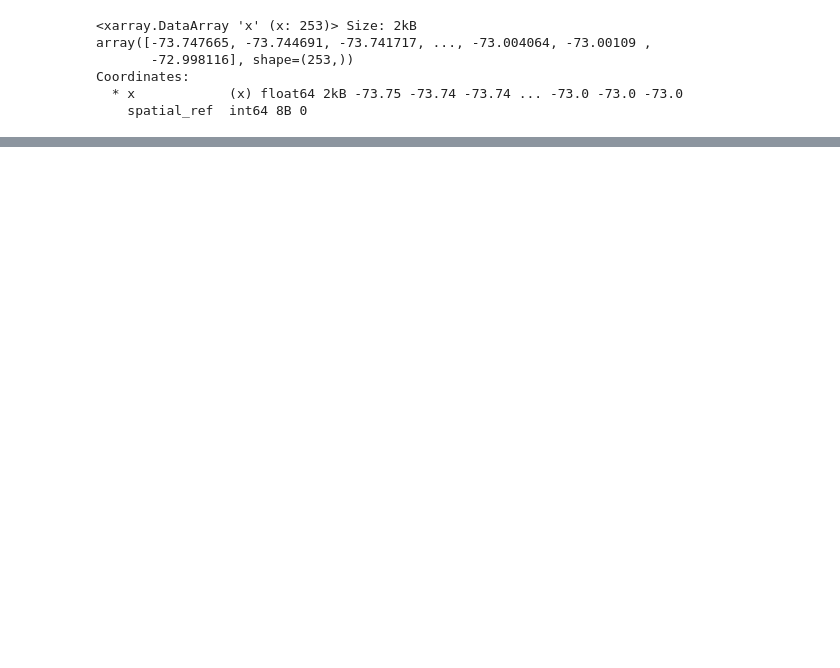
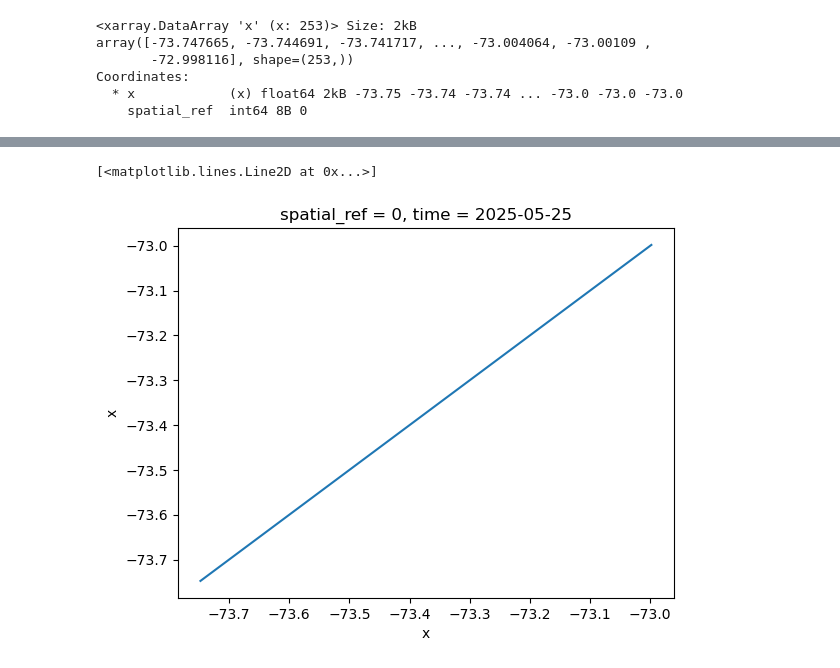
Before and after one commit to CIROH-UVM/forecast-workflow, a Jupyter notebook: examples/sentinel3_download.ipynb, the cells around one changed output, grey strips where cells are left out. Drawn from its saved outputs; the diff is of its cells as text; code cells hidden in the pictures; blank space fills up the shorter version.

```diff
--- a/examples/sentinel3_download.ipynb
+++ b/examples/sentinel3_download.ipynb
@@ -140,0 +118,3 @@ urls
+# %%
+xa = d_down.isel(time=0)
+xa
@@ -140,0 +136,5 @@ urls
+# %%
+xa["x"].plot()
+# %% [output]
+[<matplotlib.lines.Line2D at 0x...>]
+[figure, added]
```
Also changed, not shown: parts of 8 cells of this notebook, 2 other files.
